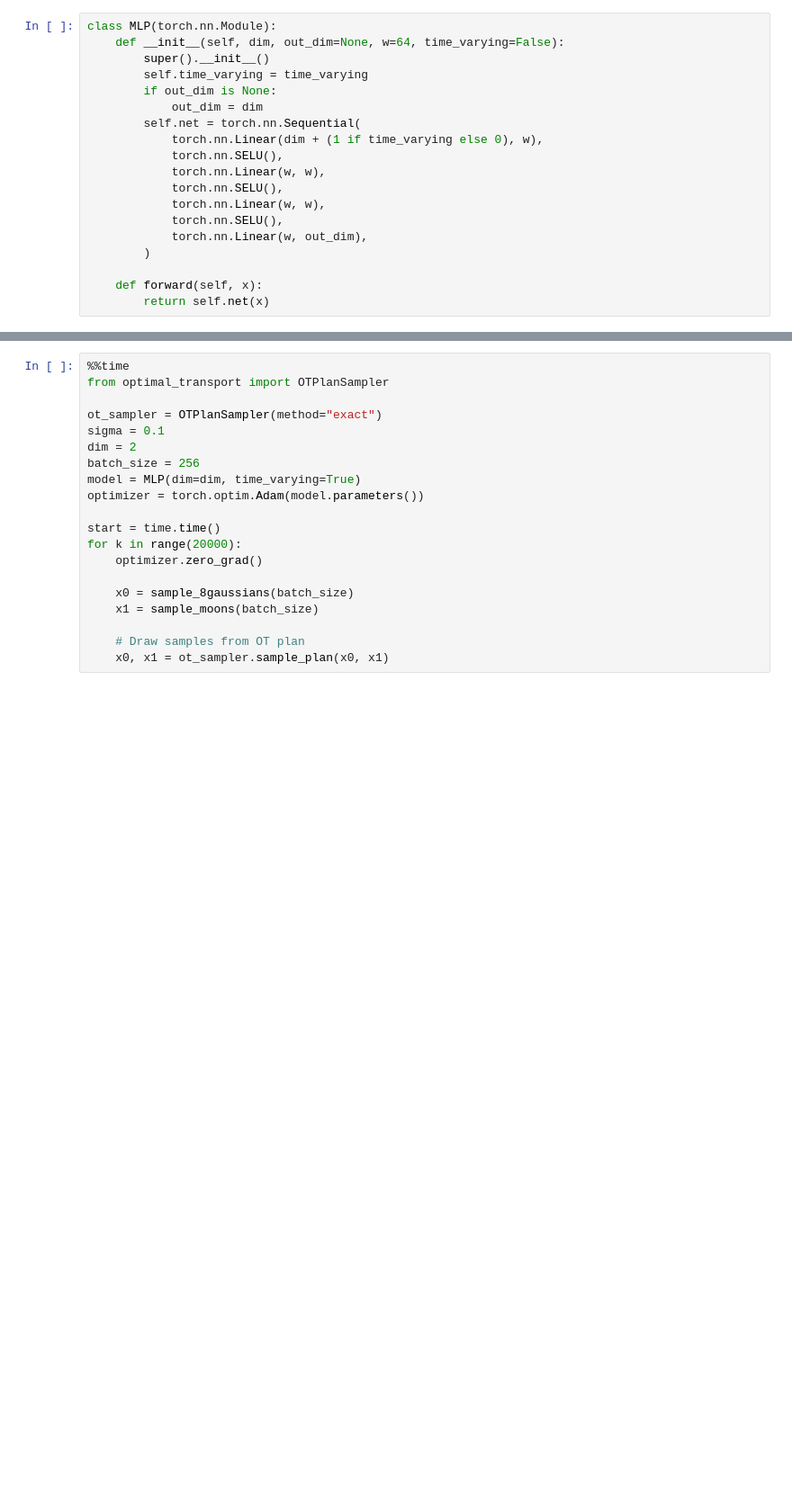
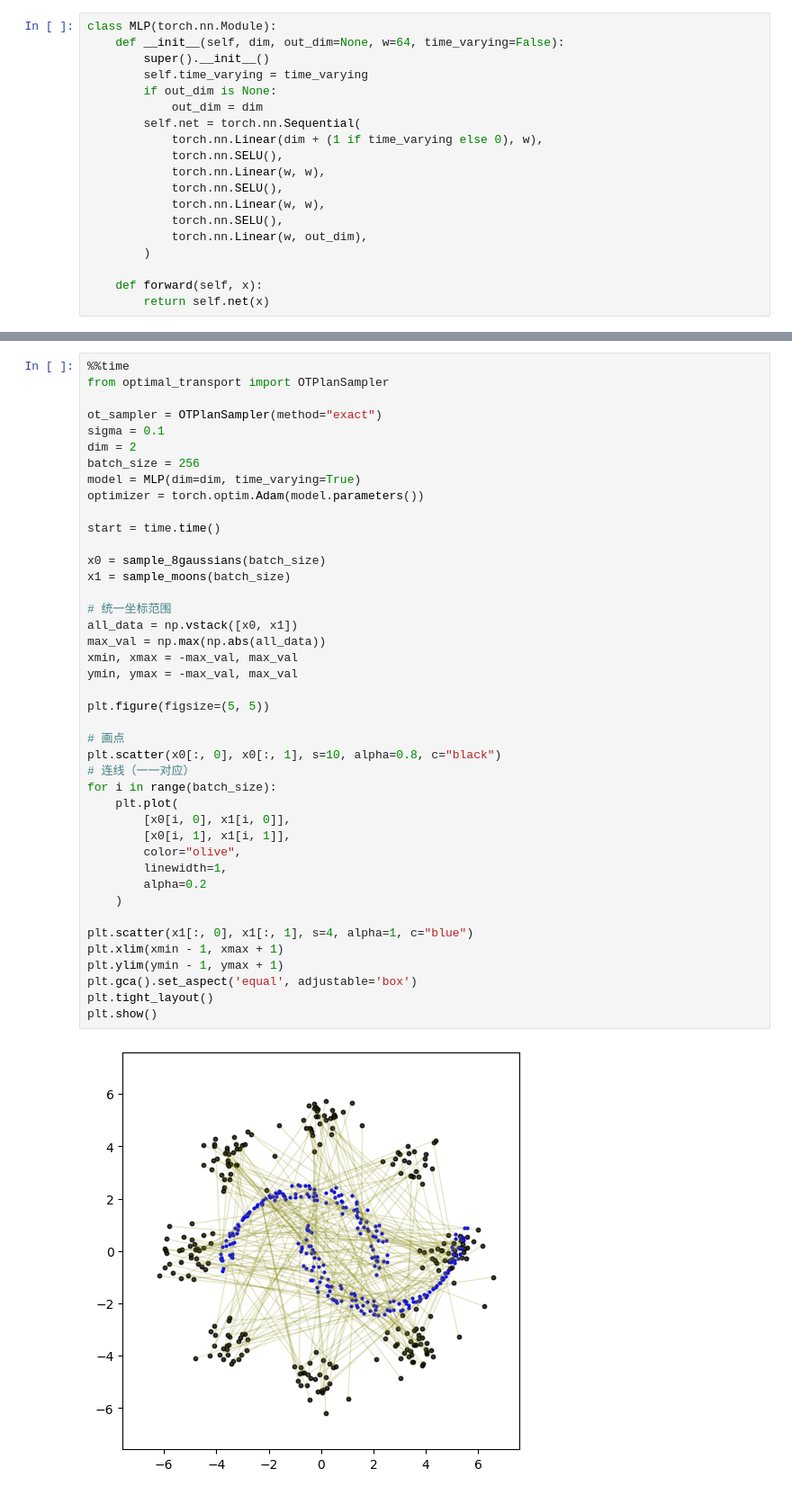
Before and after one commit to sianhou/DGM, a Jupyter notebook: test1.ipynb, the cells around one changed output, grey strips where cells are left out. Shown at 90% size. Drawn from its saved outputs; the diff is of its cells as text; blank space fills up the shorter version.

```diff
--- a/test1.ipynb
+++ b/test1.ipynb
@@ -250,21 +250,44 @@ Wall time: 1min
 # %%
 %%time
 from optimal_transport import OTPlanSampler
 
 ot_sampler = OTPlanSampler(method="exact")
 sigma = 0.1
 dim = 2
 batch_size = 256
 model = MLP(dim=dim, time_varying=True)
 optimizer = torch.optim.Adam(model.parameters())
 
 start = time.time()
-for k in range(20000):
-    optimizer.zero_grad()
 
-    x0 = sample_8gaussians(batch_size)
-    x1 = sample_moons(batch_size)
+x0 = sample_8gaussians(batch_size)
+x1 = sample_moons(batch_size)
 
-    # Draw samples from OT plan
-    x0, x1 = ot_sampler.sample_plan(x0, x1)
+# 统一坐标范围
+all_data = np.vstack([x0, x1])
+max_val = np.max(np.abs(all_data))
+xmin, xmax = -max_val, max_val
+ymin, ymax = -max_val, max_val
+
+plt.figure(figsize=(5, 5))
+
+# 画点
+plt.scatter(x0[:, 0], x0[:, 1], s=10, alpha=0.8, c="black")
+# 连线（一一对应）
+for i in range(batch_size):
+    plt.plot(
+        [x0[i, 0], x1[i, 0]],
+        [x0[i, 1], x1[i, 1]],
+        color="olive",
+        linewidth=1,
+        alpha=0.2
+    )
+
+plt.scatter(x1[:, 0], x1[:, 1], s=4, alpha=1, c="blue")
+plt.xlim(xmin - 1, xmax + 1)
+plt.ylim(ymin - 1, ymax + 1)
+plt.gca().set_aspect('equal', adjustable='box')
+plt.tight_layout()
+plt.show()
 # %% [output]
+[figure, added]
```
Also changed, not shown: parts of 7 cells of this notebook, 1 other file.
